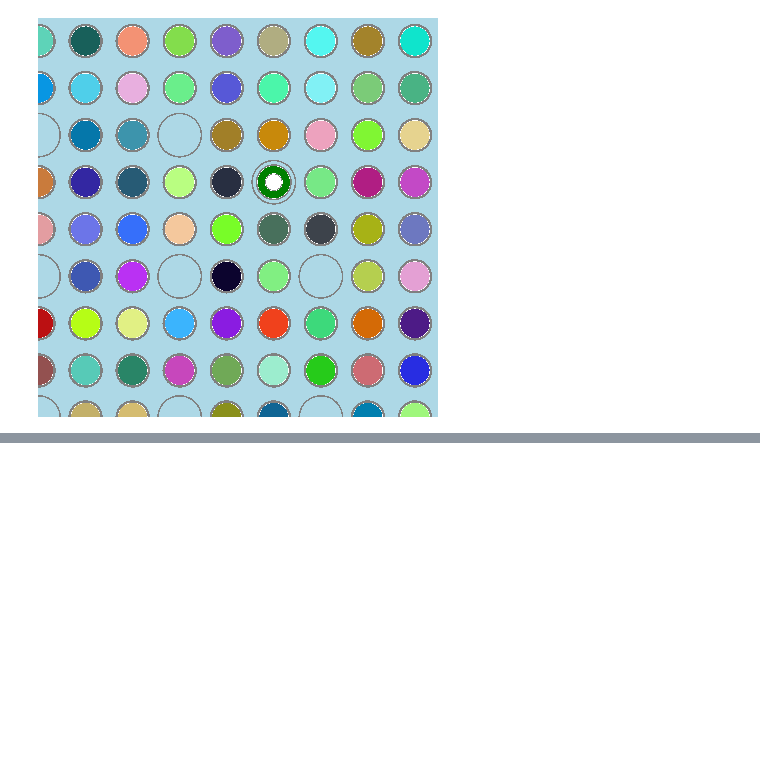
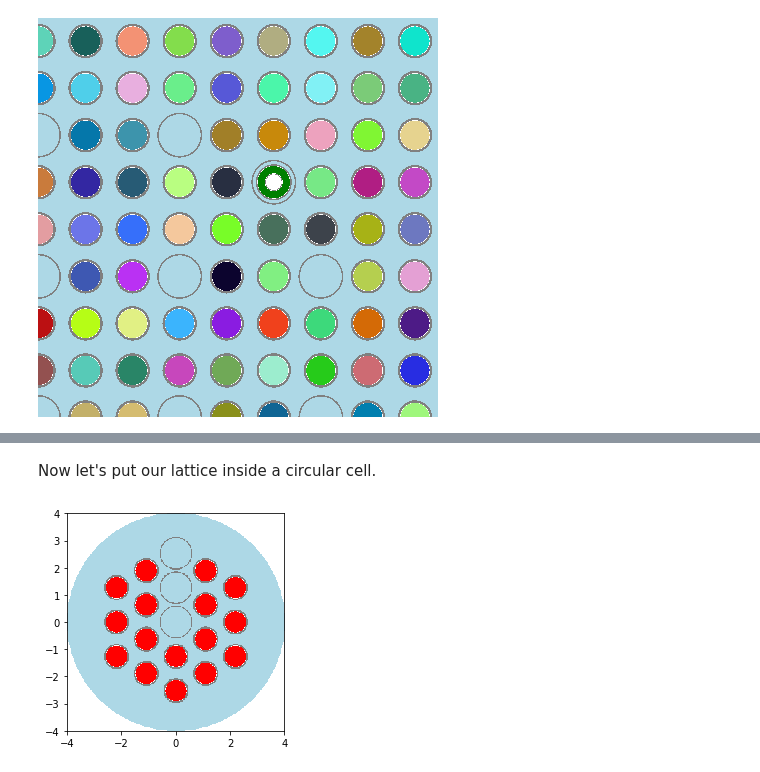
Before and after one commit to paulromano/cnl-workshop, a Jupyter notebook: notebooks/05-lattices/Solution/Lattices-Solution.ipynb, the cells around one changed output, grey strips where cells are left out. Cells and saved outputs as stored; diff of their text form; code cells hidden in the pictures; blank space fills up the shorter version.

Commit message:
Add hexagonal lattices in

```diff
--- a/notebooks/05-lattices/Solution/Lattices-Solution.ipynb
+++ b/notebooks/05-lattices/Solution/Lattices-Solution.ipynb
@@ -397,0 +387,2 @@ openmc.plot_inline(p)
+# %%
+lat = openmc.HexLattice()
@@ -397,0 +391,4 @@ openmc.plot_inline(p)
+# %%
+lat.center = (0., 0.)
+lat.pitch = [pitch]
+lat.outer = all_water
@@ -397,0 +411,9 @@ openmc.plot_inline(p)
+# %%
+# Reset material for fuel pin
+fuel.fill = uo2
+
+outer_ring = [guide_tube] + [fuel_pin]*11
+middle_ring = [guide_tube] + [fuel_pin]*5
+inner_ring = [guide_tube]
+lat.universes = [outer_ring, middle_ring, inner_ring]
+print(lat)
@@ -397,0 +439,12 @@ openmc.plot_inline(p)
+# %% [markdown]
+Now let's put our lattice inside a circular cell.
+# %%
+outer_radius = 4.0
+outer_surface = openmc.ZCylinder(R=outer_radius, boundary_type='vacuum')
+main_cell = openmc.Cell(fill=lat, region=-outer_surface)
+root = openmc.Universe(cells=(main_cell,))
+# %%
+root.plot(width=(2*outer_radius, 2*outer_radius), pixels=(300, 300),
+          color_by='material', colors=colors)
+# %% [output]
+[figure, added]
```
Also changed, not shown: parts of 14 cells of this notebook.
